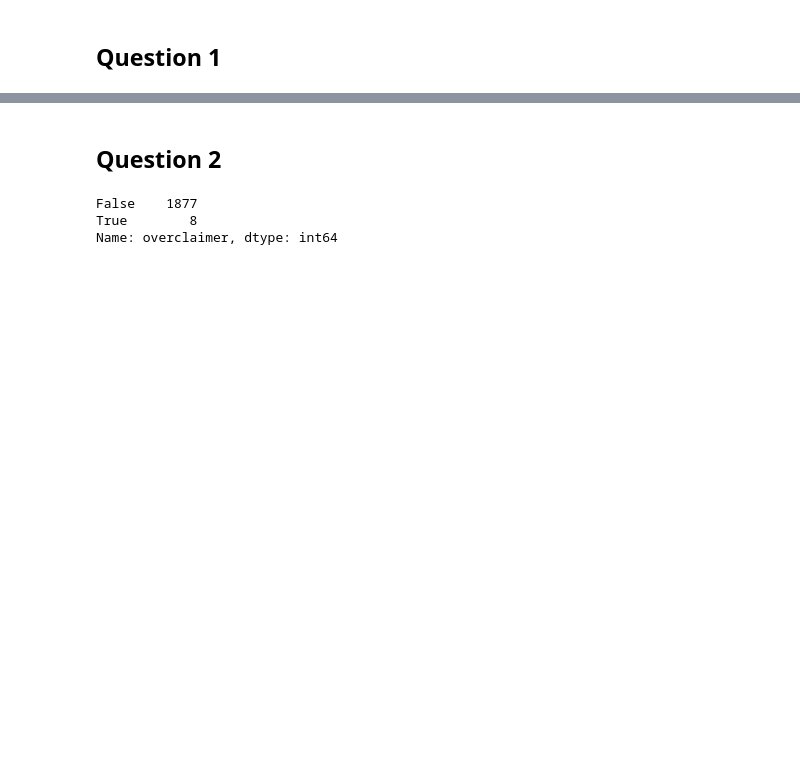
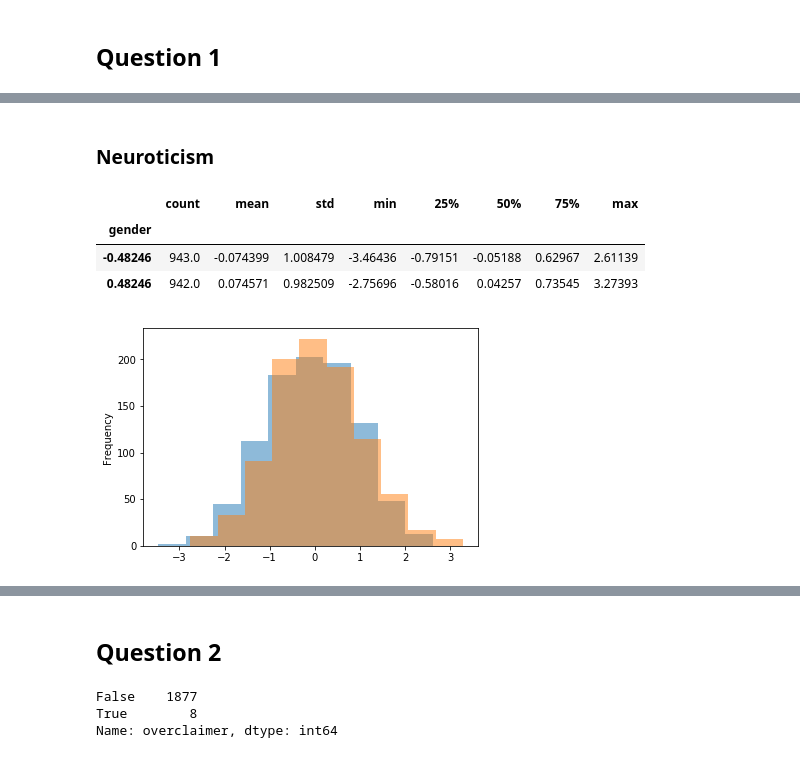
Before and after one commit to AndreMoukarzel/MAC0459, a Jupyter notebook: DataScienceEP1.ipynb, the cells around one changed output, grey strips where cells are left out. Cells and saved outputs as stored; diff of their text form; code cells hidden in the pictures; blank space fills up the shorter version.

```diff
--- a/DataScienceEP1.ipynb
+++ b/DataScienceEP1.ipynb
@@ -48,0 +62,11 @@ Name: nscore, dtype: object
+# %% [markdown]
+### Neuroticism
+# %%
+drugs.groupby('gender')['nscore'].plot.hist(alpha=0.5)
+drugs.groupby('gender')['nscore'].describe()
+# %% [output]
+|  | count | mean | std | min | 25% | 50% | 75% | max |
+| gender |  |  |  |  |  |  |  |  |
+| -0.48246 | 943.0 | -0.074399 | 1.008479 | -3.46436 | -0.79151 | -0.05188 | 0.62967 | 2.61139 |
+| 0.48246 | 942.0 | 0.074571 | 0.982509 | -2.75696 | -0.58016 | 0.04257 | 0.73545 | 3.27393 |
+[figure, added]
```
Also changed, not shown: parts of 83 cells of this notebook.
